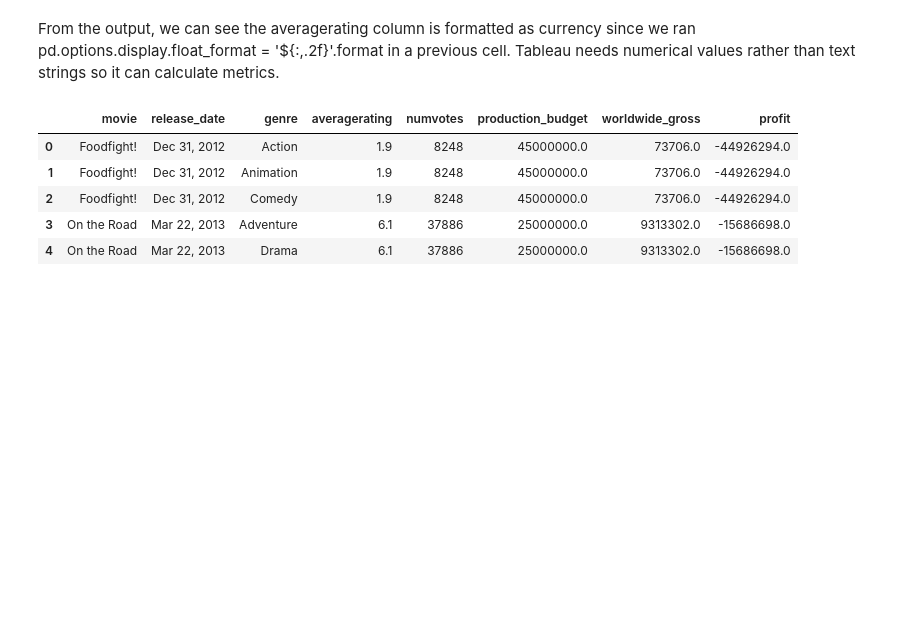
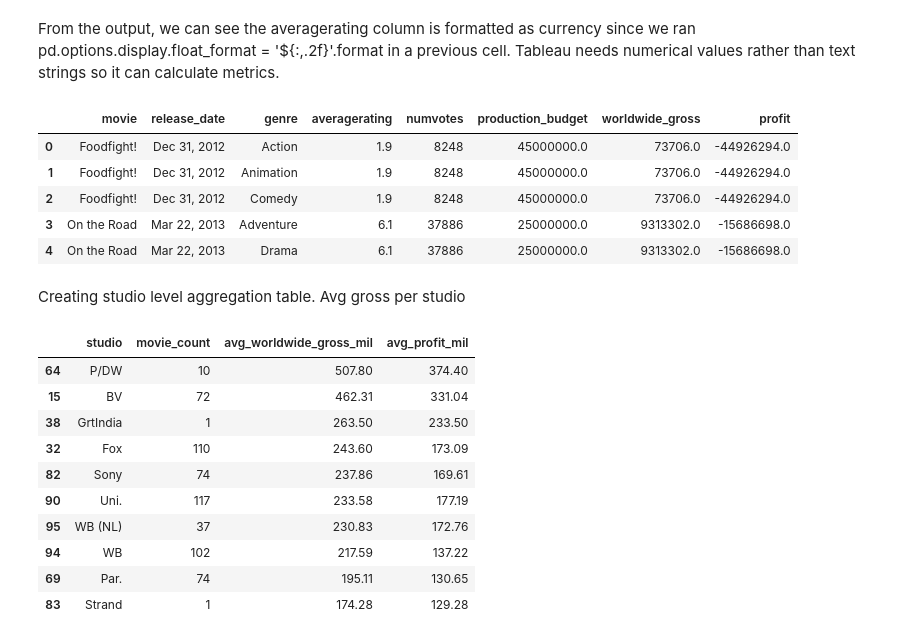
Before and after one commit to oliverkiplagat/Studio_Launch-Pad, a Jupyter notebook: student.ipynb, the cells around one changed output. Saved outputs shown, nothing was run; the diff lists cells and outputs as text; code cells hidden in the pictures; blank space fills up the shorter version.

```diff
--- a/student.ipynb
+++ b/student.ipynb
@@ -230,3 +230,48 @@ display(tableau_export.head())
 | 2 | Foodfight! | Dec 31, 2012 | Comedy | 1.9 | 8248 | 45000000.0 | 73706.0 | -44926294.0 |
 | 3 | On the Road | Mar 22, 2013 | Adventure | 6.1 | 37886 | 25000000.0 | 9313302.0 | -15686698.0 |
 | 4 | On the Road | Mar 22, 2013 | Drama | 6.1 | 37886 | 25000000.0 | 9313302.0 | -15686698.0 |
+# %% [markdown]
+Creating studio level aggregation table. Avg gross per studio
+# %%
+import pandas as pd
+
+# Load Box Office dataset
+bom_df = pd.read_csv('zippedData/bom.movie_gross.csv.gz')
+
+# Merge budgets_df with bom_df on title
+df_with_studios = pd.merge(
+    budgets_df,
+    bom_df[['title', 'studio']],
+    left_on='movie',
+    right_on='title',
+    how='inner'
+)
+
+# Group by studio and calculate average gross, average profit, and movie counts
+studio_agg = df_with_studios.groupby('studio').agg(
+    avg_worldwide_gross=('worldwide_gross', 'mean'),
+    avg_profit=('profit', 'mean'),
+    movie_count=('movie', 'count')
+).reset_index()
+
+# Sort by highest average worldwide gross
+studio_agg = studio_agg.sort_values(by='avg_worldwide_gross', ascending=False)
+
+# Format numbers to Millions ($M)
+studio_agg['avg_worldwide_gross_mil'] = (studio_agg['avg_worldwide_gross'] / 1_000_000).round(2)
+studio_agg['avg_profit_mil'] = (studio_agg['avg_profit'] / 1_000_000).round(2)
+
+# Display top 10 studios
+display(studio_agg[['studio', 'movie_count', 'avg_worldwide_gross_mil', 'avg_profit_mil']].head(10))
+# %% [output]
+|  | studio | movie_count | avg_worldwide_gross_mil | avg_profit_mil |
+| 64 | P/DW | 10 | 507.80 | 374.40 |
+| 15 | BV | 72 | 462.31 | 331.04 |
+| 38 | GrtIndia | 1 | 263.50 | 233.50 |
+| 32 | Fox | 110 | 243.60 | 173.09 |
+| 82 | Sony | 74 | 237.86 | 169.61 |
+| 90 | Uni. | 117 | 233.58 | 177.19 |
+| 95 | WB (NL) | 37 | 230.83 | 172.76 |
+| 94 | WB | 102 | 217.59 | 137.22 |
+| 69 | Par. | 74 | 195.11 | 130.65 |
+| 83 | Strand | 1 | 174.28 | 129.28 |
```
Also changed, not shown: parts of 5 cells of this notebook, 1 other file.
